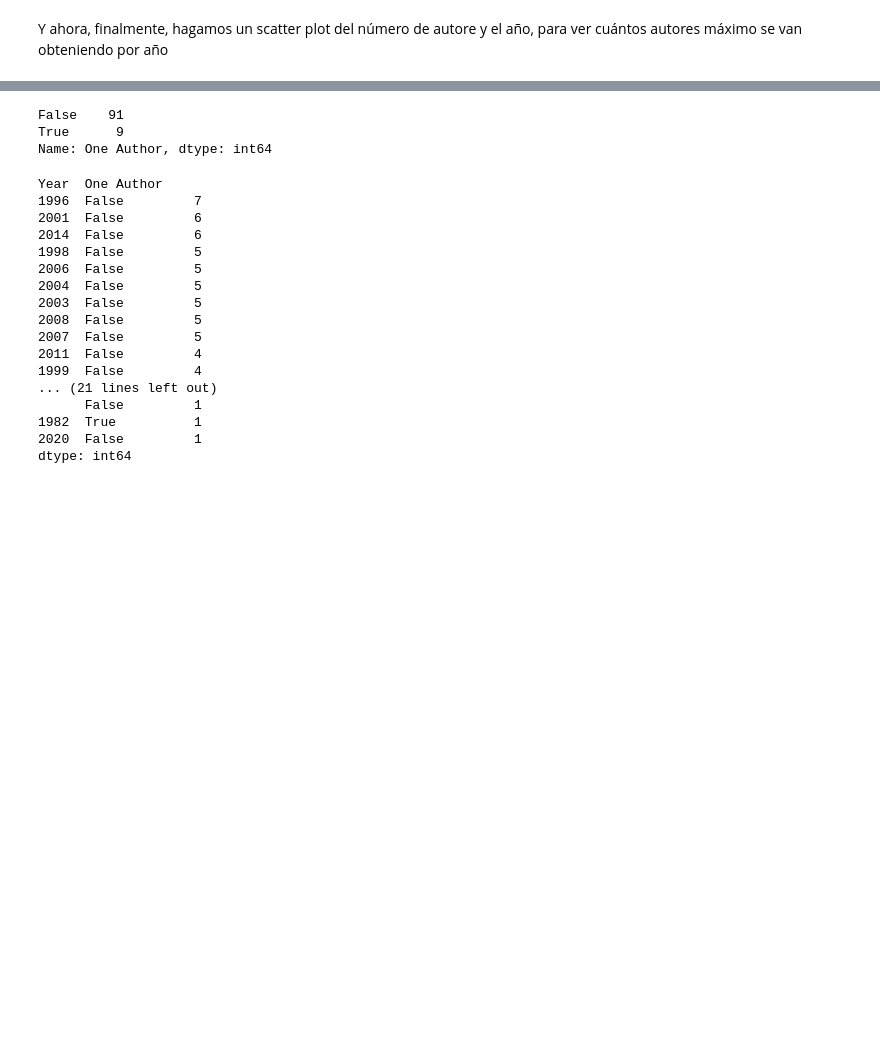
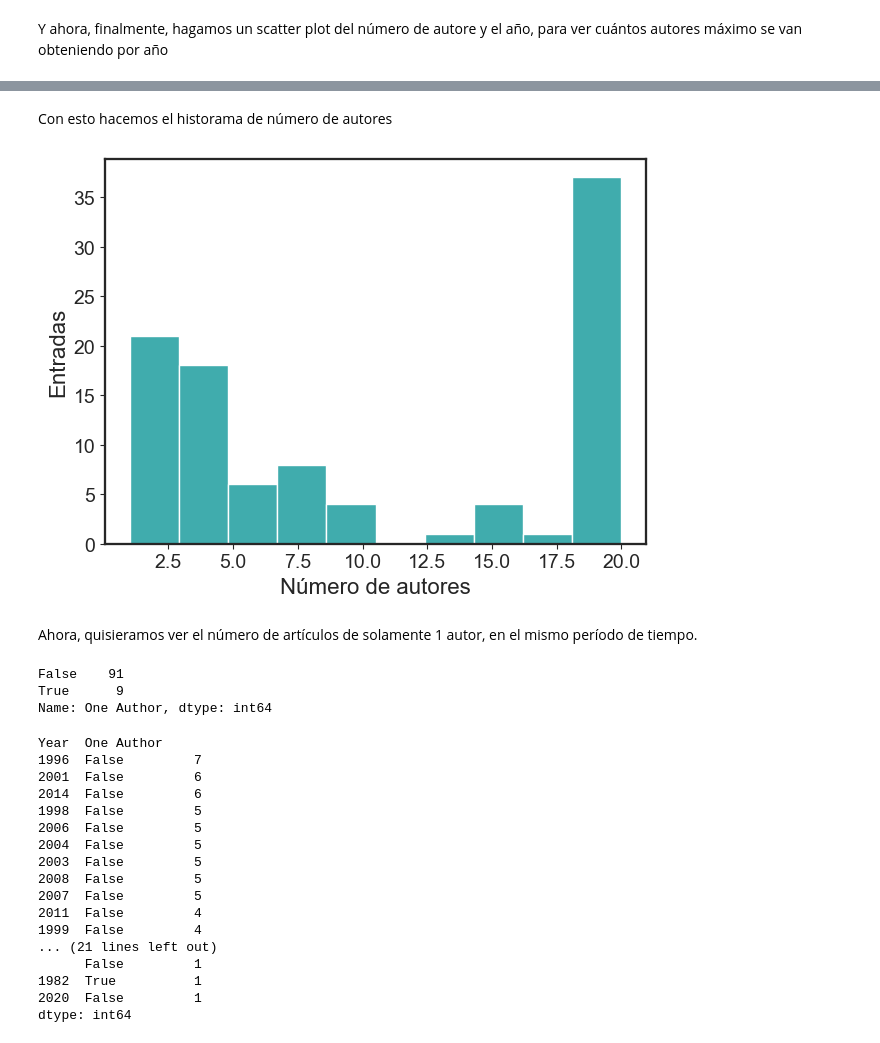
Before and after one commit to nigomezcr/ProyectoBibliometrico, a Jupyter notebook: AnalysisBibliometrico.ipynb, the cells around one changed output, grey strips where cells are left out. Drawn from its saved outputs; the diff is of its cells as text; code cells hidden in the pictures; blank space fills up the shorter version.

```diff
--- a/AnalysisBibliometrico.ipynb
+++ b/AnalysisBibliometrico.ipynb
@@ -147,2 +185,18 @@ Ahora, quisieramos ver el número de artículos de solamente 1 autor, en el mism
+# %% [markdown]
+Con esto hacemos el historama de número de autores
+# %%
+sns.histplot(data=muestra['Number of Authors'], bins=10, color=BackColor1)
+
+plt.xlabel('Número de autores')
+plt.ylabel('Entradas')
+
+plt.tight_layout()
+plt.savefig('Figures/MuestraAuthorsCount.svg')
+plt.savefig('Figures/MuestraAuthorsCount.pdf')
+plt.show()
+# %% [output]
+[figure, added]
+# %% [markdown]
+Ahora, quisieramos ver el número de artículos de solamente 1 autor, en el mismo período de tiempo.
 # %%
 muestra['One Author'] = (muestra['Number of Authors'] == 1)
```
Also changed, not shown: parts of 25 cells of this notebook, 9 other files.
